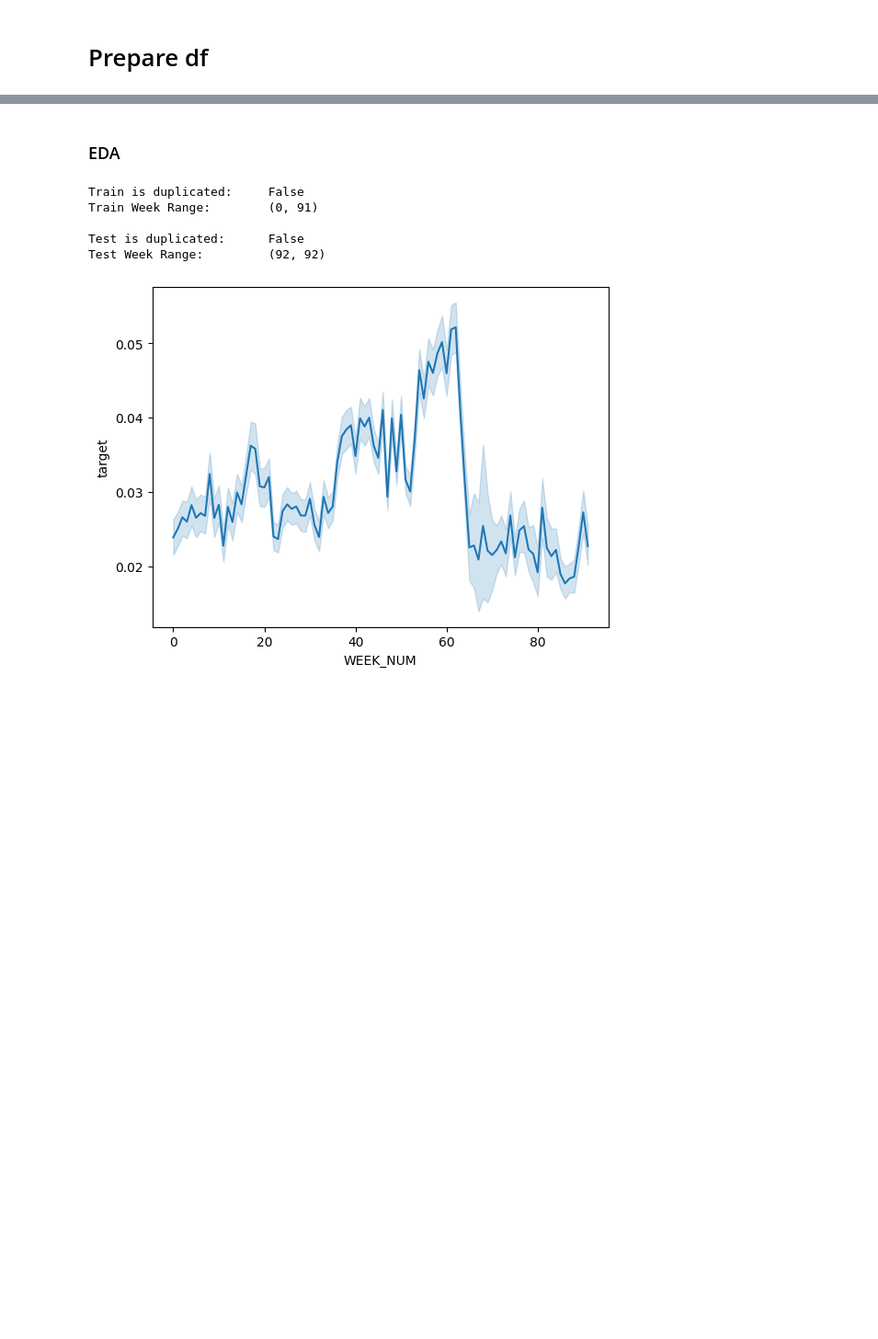
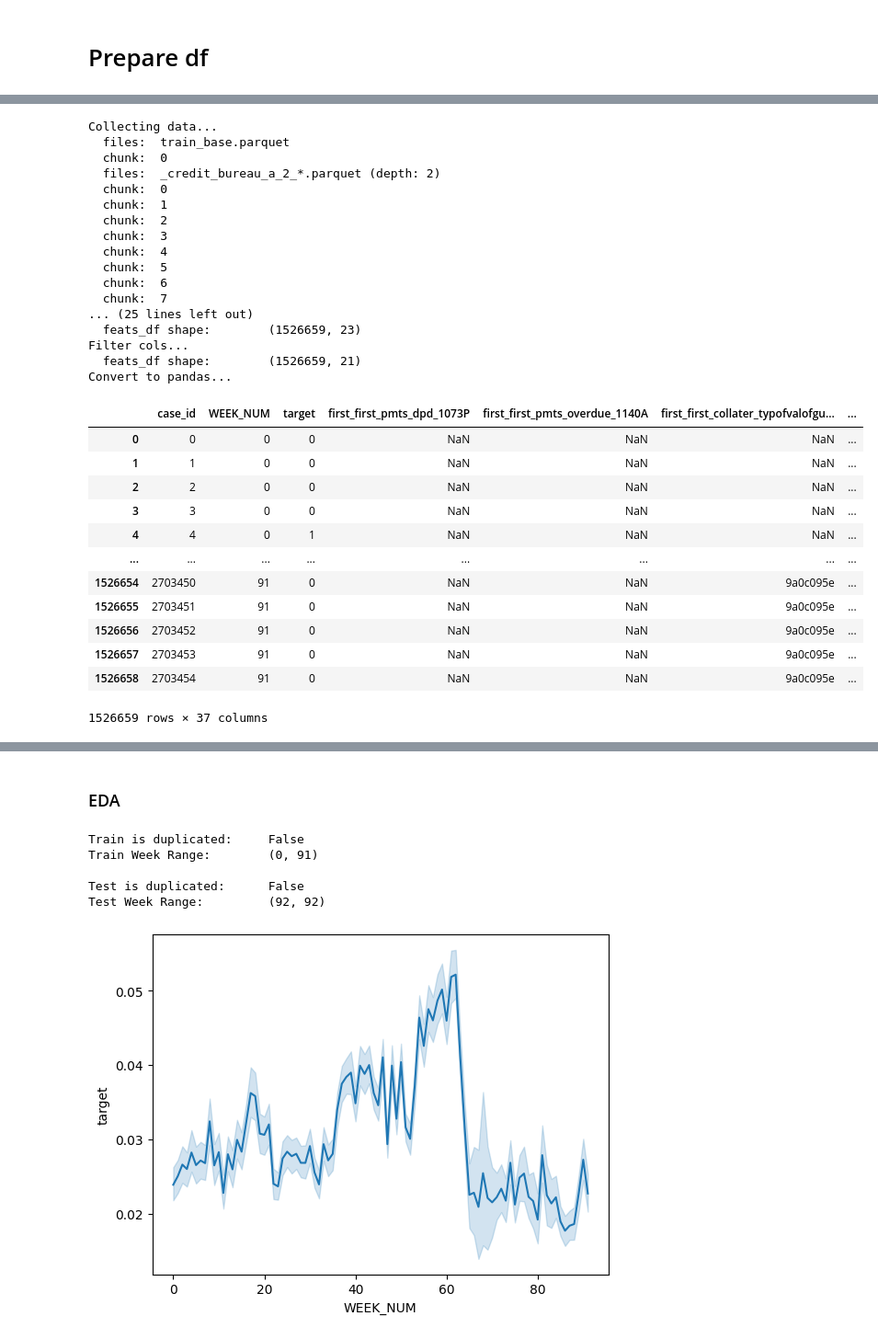
Before and after one commit to Andrey123qq2/Kaggle-Notebooks, a Jupyter notebook: home-credit-baseline-data.ipynb, the cells around one changed output, grey strips where cells are left out. Shown at 92% size. Cells and saved outputs as stored; diff of their text form; code cells hidden in the pictures; blank space fills up the shorter version.

```diff
--- a/home-credit-baseline-data.ipynb
+++ b/home-credit-baseline-data.ipynb
@@ -53,9 +49,13 @@ class CFG:
 ## Feature definitions
 # %%
 if __name__ == '__main__':
+    pd.set_option('max_colwidth', 400)
+    pd.set_option('display.max_columns', None)
+    pd.set_option('display.max_rows', 500)
     feature_definitions_df = pd.read_csv(CFG.root_dir / "feature_definitions.csv")
     display(feature_definitions_df)
     pd.reset_option("display.max_rows", 0)
+    pd.set_option('max_colwidth', 50)
 # %% [output]
 |  | Variable | Description |
 | 0 | actualdpd_943P | Days Past Due (DPD) of previous c... |
@@ -351,0 +398,67 @@ def prepare_df(data_dir, cat_cols=None, mode="train", display_store=False, train
+# %%
+credit_bureau_a_2_files = [
+    "_credit_bureau_a_2_*.parquet",
+]
+credit_b_a_2_agg = Aggregator(
+    num_aggregators = [pl.first],
+    str_aggregators = [pl.first],
+    group_aggregators = [pl.first],
+    str_mode = False
+)
+credit_b_a_2_agg_2 = Aggregator(
+    num_aggregators = [pl.max],
+    str_aggregators = [pl.max],
+    group_aggregators = [pl.max],
+    str_mode = False
+)
+# %%
+if __name__ == '__main__':
+    credit_bureau_a_2_train_df = prepare_df(
+        credit_bureau_a_2_files, CFG.train_dir, credit_b_a_2_agg, agg_chunks=True, feat_eng=False
+    )
+
+    credit_bureau_a_2_train_df_2 = prepare_df(
+        credit_bureau_a_2_files, CFG.train_dir, credit_b_a_2_agg_2, agg_chunks=True, feat_eng=False
+    )
+    credit_bureau_a_2_train_df_2.set_index("case_id", inplace=True)
+
+    credit_bureau_a_2_train_df = credit_bureau_a_2_train_df.join(
+        credit_bureau_a_2_train_df_2.drop(columns=["WEEK_NUM", "target"]),
+        how="left", on="case_id"
+    )
+
+    cat_cols_credit_bureau_a_2 = list(credit_bureau_a_2_train_df.select_dtypes("category").columns)
+    del credit_bureau_a_2_train_df_2
+    gc.collect()
+    display(credit_bureau_a_2_train_df)
+# %% [output]
+Collecting data...
+  files:  train_base.parquet
+  chunk:  0
+  files:  _credit_bureau_a_2_*.parquet (depth: 2)
+  chunk:  0
+  chunk:  1
+  chunk:  2
+  chunk:  3
+  chunk:  4
+  chunk:  5
+  chunk:  6
+  chunk:  7
+... (25 lines left out)
+  feats_df shape:        (1526659, 23)
+Filter cols...
+  feats_df shape:        (1526659, 21)
+Convert to pandas...
+|  | case_id | WEEK_NUM | target | first_first_pmts_dpd_1073P | first_first_pmts_overdue_1140A | first_first_collater_typofvalofgu... | ... |
+| 0 | 0 | 0 | 0 | NaN | NaN | NaN | ... |
+| 1 | 1 | 0 | 0 | NaN | NaN | NaN | ... |
+| 2 | 2 | 0 | 0 | NaN | NaN | NaN | ... |
+| 3 | 3 | 0 | 0 | NaN | NaN | NaN | ... |
+| 4 | 4 | 0 | 1 | NaN | NaN | NaN | ... |
+| ... | ... | ... | ... | ... | ... | ... | ... |
+| 1526654 | 2703450 | 91 | 0 | NaN | NaN | 9a0c095e | ... |
+| 1526655 | 2703451 | 91 | 0 | NaN | NaN | 9a0c095e | ... |
+| 1526656 | 2703452 | 91 | 0 | NaN | NaN | 9a0c095e | ... |
+| 1526657 | 2703453 | 91 | 0 | NaN | NaN | 9a0c095e | ... |
+| 1526658 | 2703454 | 91 | 0 | NaN | NaN | 9a0c095e | ... |
+1526659 rows × 37 columns
```
Also changed, not shown: parts of 30 cells of this notebook.
